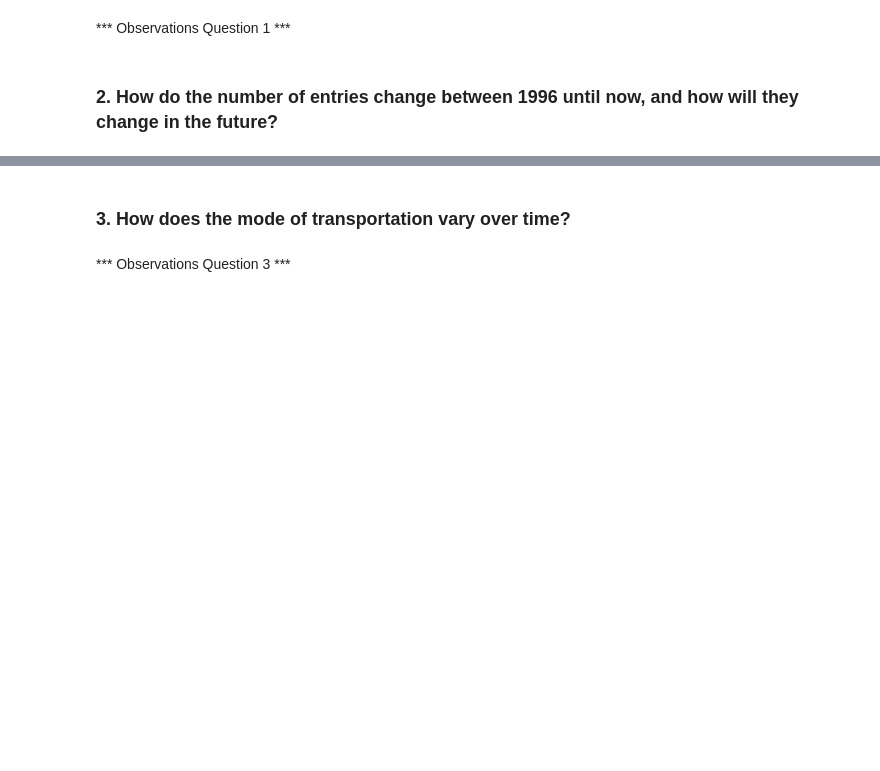
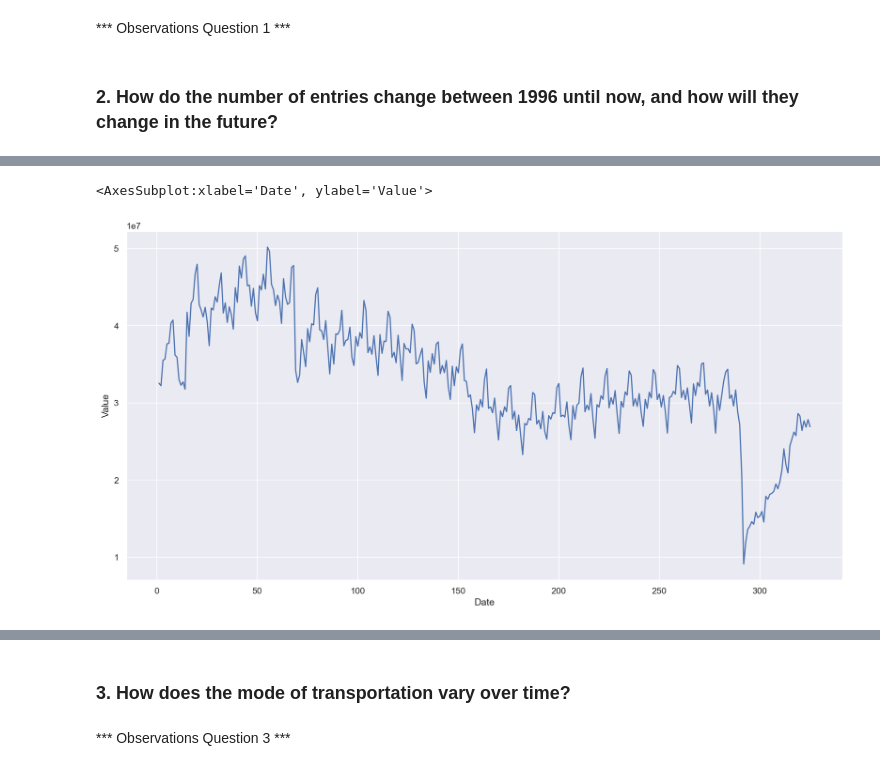
Before and after one commit to Roman20022002/Data-Analysis, a Jupyter notebook: DataMadness.ipynb, the cells around one changed output, grey strips where cells are left out. Drawn from its saved outputs; the diff is of its cells as text; code cells hidden in the pictures; blank space fills up the shorter version.

```diff
--- a/DataMadness.ipynb
+++ b/DataMadness.ipynb
@@ -91,0 +85,5 @@ sns.lineplot(yearly_activity,x='Year',y='Value',hue='Month')
+# %%
+border_crossing_full = pd.read_csv('data/Border_Crossing_Entry_Data.csv')
+border_crossing_monthly = border_crossing_full.groupby('Date').agg(sum)
+border_crossing_monthly['Date'] = border_crossing_monthly.index
+border_crossing_monthly.head()
@@ -91,0 +98,32 @@ sns.lineplot(yearly_activity,x='Year',y='Value',hue='Month')
+# %%
+for i in range(0, border_crossing_monthly['Date'].shape[0]):
+    month, year = border_crossing_monthly['Date'].iloc[i].split(" ")
+    for j in range(0, 12):
+        if month=="Jan":
+            month = 1
+        if month=="Feb":
+            month = 2
+        if month=="Mar":
+            month = 3
+        if month=="Apr":
+            month = 4
+        if month=="May":
+            month = 5
+        if month=="Jun":
+            month = 6
+        if month=="Jul":
+            month = 7
+        if month=="Aug":
+            month = 8
+        if month=="Sep":
+            month = 9
+        if month=="Oct":
+            month = 10
+        if month=="Nov":
+            month = 11
+        if month=="Dec":
+            month = 12
+    date = (int(year)-1996)*12 + month
+    border_crossing_monthly['Date'].iloc[i] = date
+
+border_crossing_monthly.head()
@@ -91,0 +142,5 @@ sns.lineplot(yearly_activity,x='Year',y='Value',hue='Month')
+# %%
+sns.lineplot(border_crossing_monthly,x='Date',y='Value')
+# %% [output]
+<AxesSubplot:xlabel='Date', ylabel='Value'>
+[figure, added]
```
Also changed, not shown: parts of 9 cells of this notebook.
